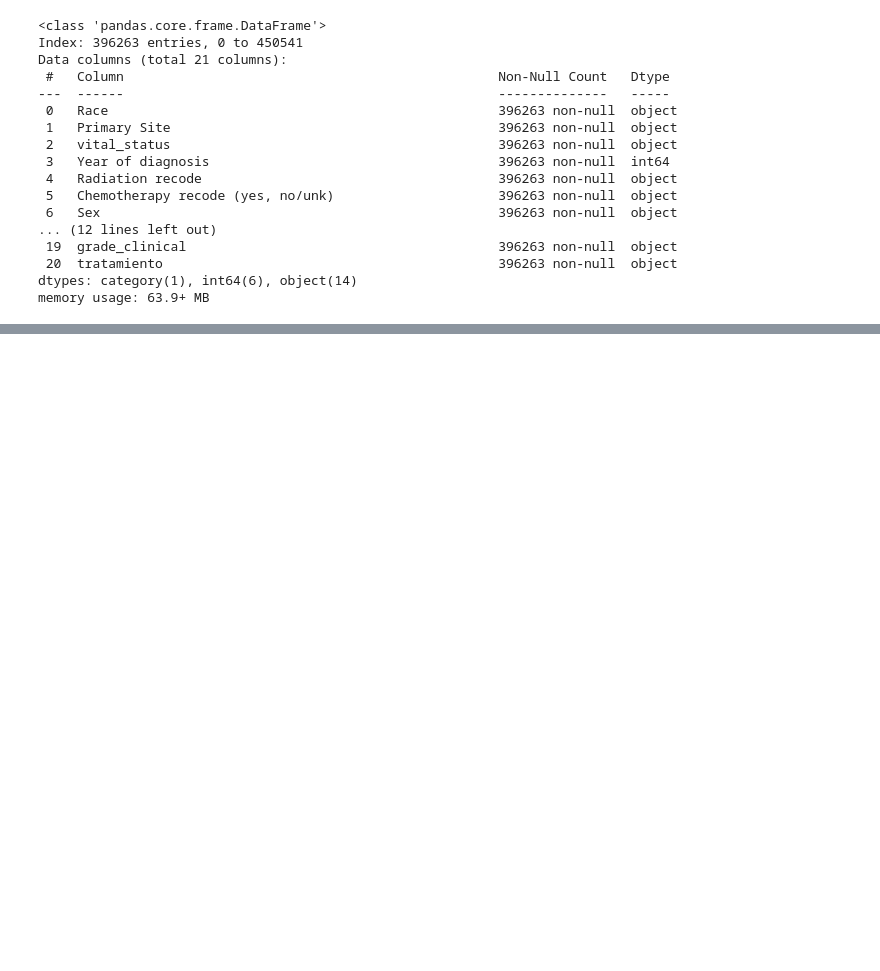
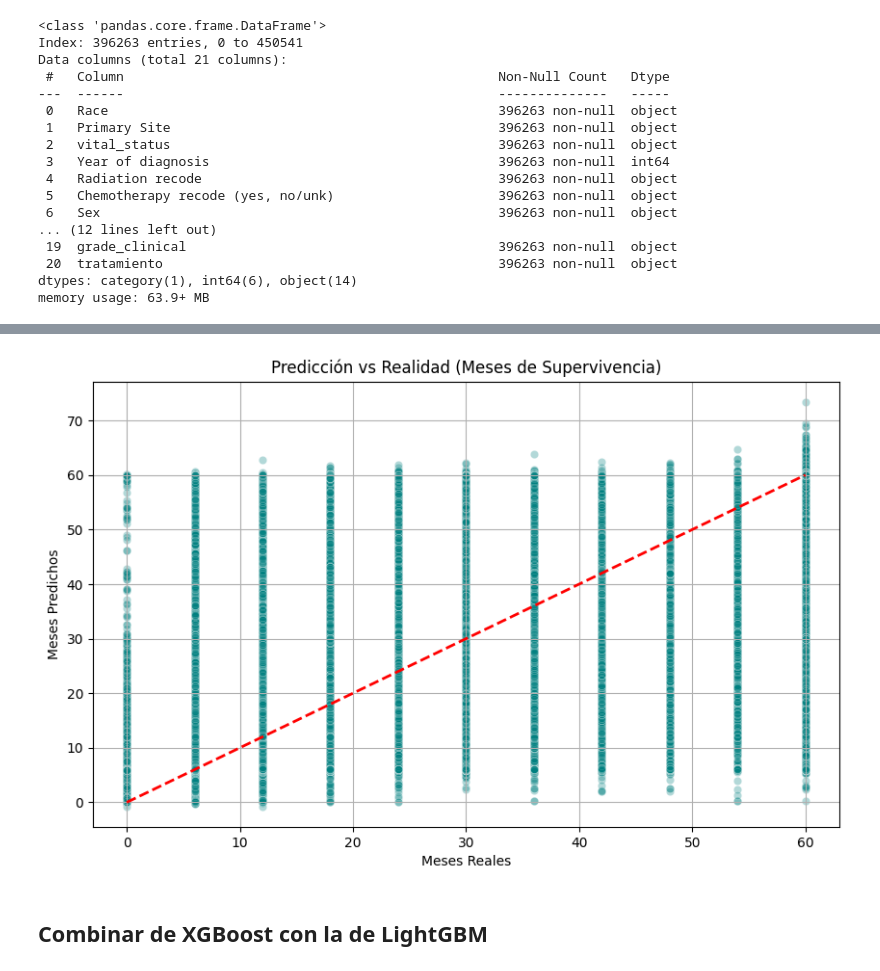
Before and after one commit to carlos-villa-restrepo/lung-cancer-prediction-xgboost, a Jupyter notebook: src/betania_EDA.ipynb, the cells around one changed output, grey strips where cells are left out. Saved outputs shown, nothing was run; the diff lists cells and outputs as text; code cells hidden in the pictures; blank space fills up the shorter version.

```diff
--- a/src/betania_EDA.ipynb
+++ b/src/betania_EDA.ipynb
@@ -1325,0 +1727,16 @@ memory usage: 63.9+ MB
+# %%
+import matplotlib.pyplot as plt
+import seaborn as sns
+
+plt.figure(figsize=(10, 6))
+sns.scatterplot(x=y_test, y=y_pred, alpha=0.3, color='teal')
+plt.plot([y_test.min(), y_test.max()], [y_test.min(), y_test.max()], color='red', lw=2, linestyle='--')
+plt.title('Predicción vs Realidad (Meses de Supervivencia)')
+plt.xlabel('Meses Reales')
+plt.ylabel('Meses Predichos')
+plt.grid(True)
+plt.show()
+# %% [output]
+[figure, added]
+# %% [markdown]
+## Combinar  de XGBoost con la de LightGBM
```
Also changed, not shown: parts of 34 cells of this notebook, 7 other files.
